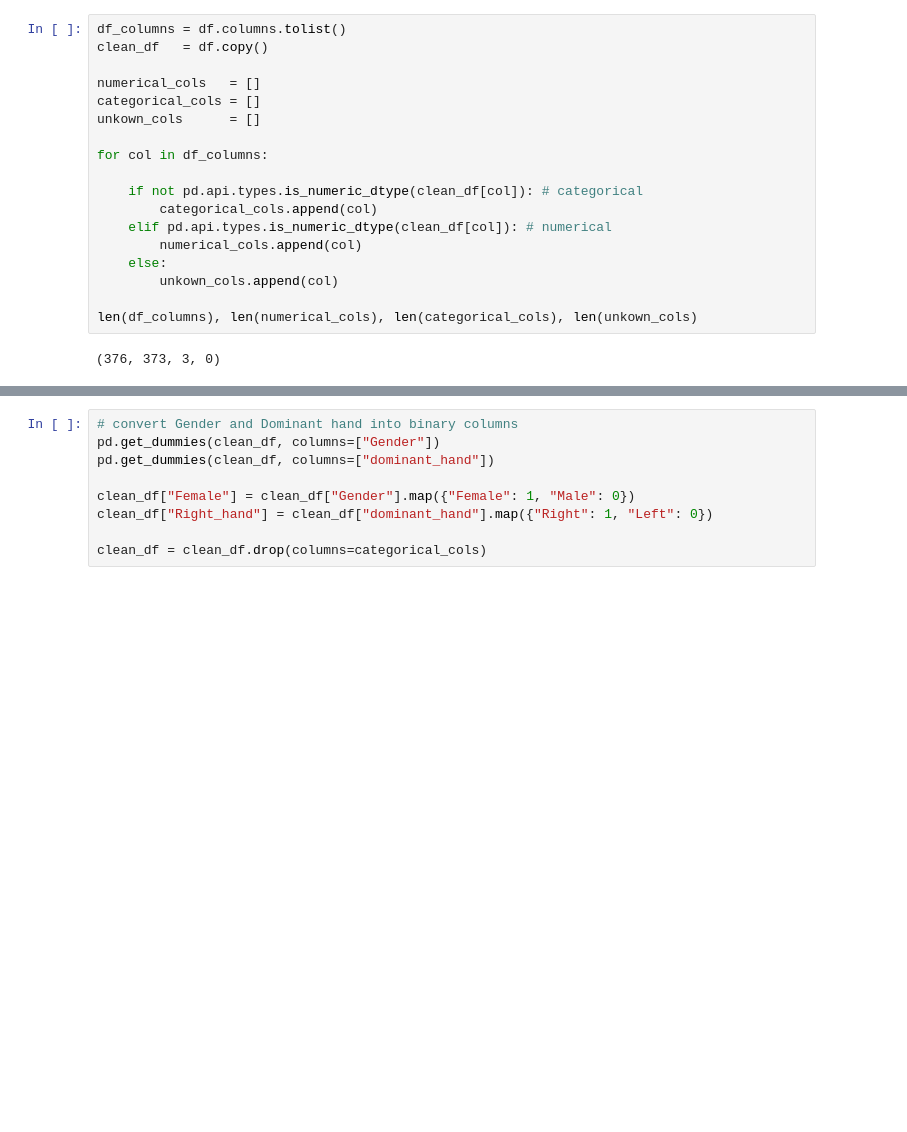
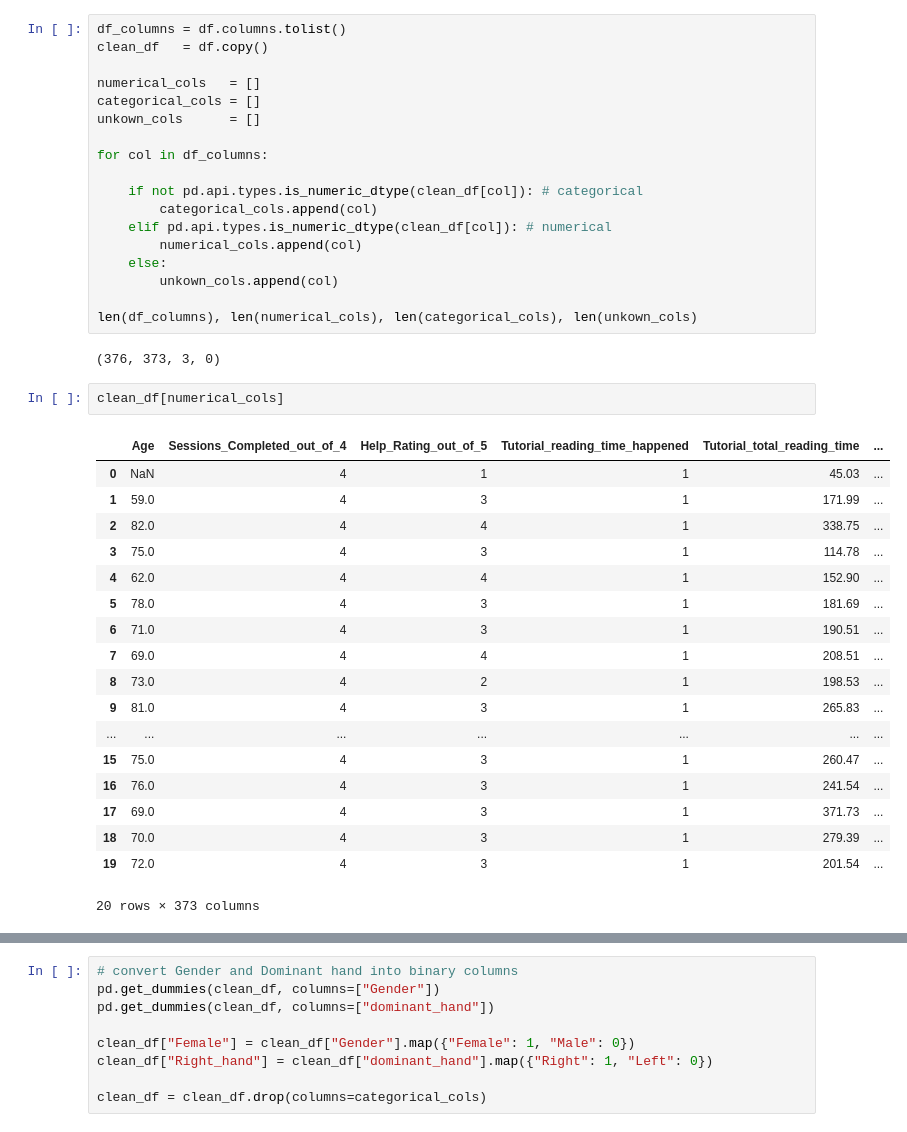
Before and after one commit to sana-mirahsani/detection_AD_with_VR_data, a Jupyter notebook: src/notebooks/2.Data_preprocessing.ipynb, the cells around one changed output, grey strips where cells are left out. Drawn from its saved outputs; the diff is of its cells as text; blank space fills up the shorter version.

```diff
--- a/src/notebooks/2.Data_preprocessing.ipynb
+++ b/src/notebooks/2.Data_preprocessing.ipynb
@@ -64,6 +71,27 @@ for col in df_columns:
 len(df_columns), len(numerical_cols), len(categorical_cols), len(unkown_cols)
 # %% [output]
 (376, 373, 3, 0)
+# %%
+clean_df[numerical_cols]
+# %% [output]
+|  | Age | Sessions_Completed_out_of_4 | Help_Rating_out_of_5 | Tutorial_reading_time_happened | Tutorial_total_reading_time | ... |
+| 0 | NaN | 4 | 1 | 1 | 45.03 | ... |
+| 1 | 59.0 | 4 | 3 | 1 | 171.99 | ... |
+| 2 | 82.0 | 4 | 4 | 1 | 338.75 | ... |
+| 3 | 75.0 | 4 | 3 | 1 | 114.78 | ... |
+| 4 | 62.0 | 4 | 4 | 1 | 152.90 | ... |
+| 5 | 78.0 | 4 | 3 | 1 | 181.69 | ... |
+| 6 | 71.0 | 4 | 3 | 1 | 190.51 | ... |
+| 7 | 69.0 | 4 | 4 | 1 | 208.51 | ... |
+| 8 | 73.0 | 4 | 2 | 1 | 198.53 | ... |
+| 9 | 81.0 | 4 | 3 | 1 | 265.83 | ... |
+| ... | ... | ... | ... | ... | ... | ... |
+| 15 | 75.0 | 4 | 3 | 1 | 260.47 | ... |
+| 16 | 76.0 | 4 | 3 | 1 | 241.54 | ... |
+| 17 | 69.0 | 4 | 3 | 1 | 371.73 | ... |
+| 18 | 70.0 | 4 | 3 | 1 | 279.39 | ... |
+| 19 | 72.0 | 4 | 3 | 1 | 201.54 | ... |
+20 rows × 373 columns
 # %%
 # convert categorical column to numerical
 clean_df[categorical_cols]
```
Also changed, not shown: parts of 6 cells of this notebook, 2 other files.
